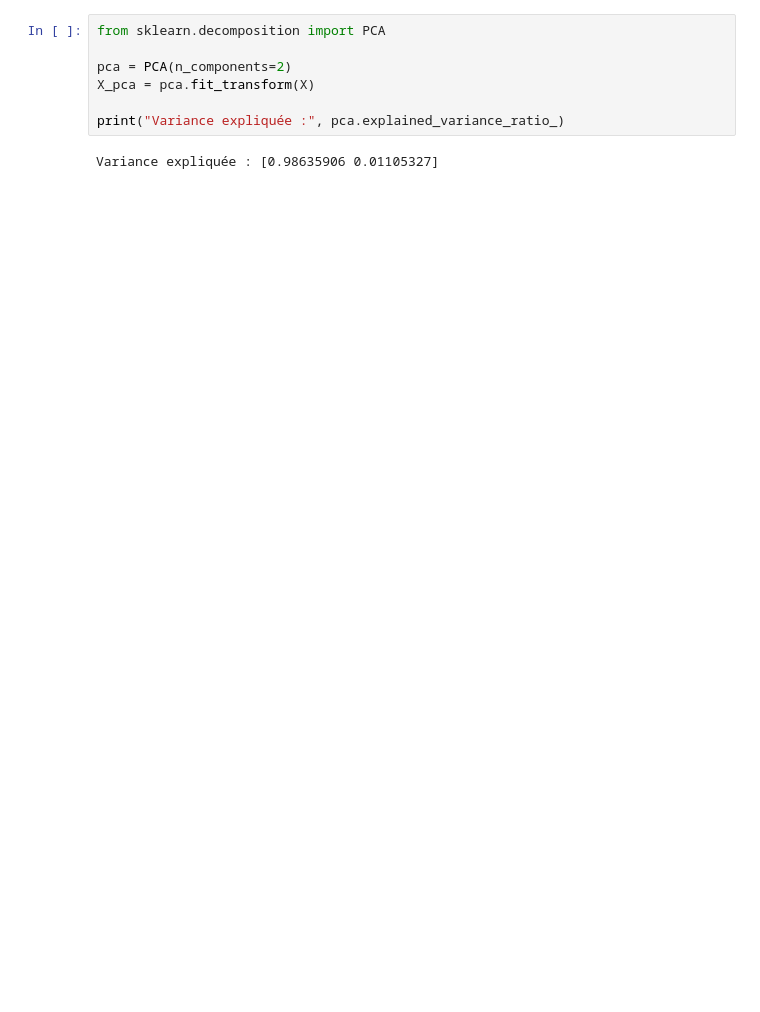
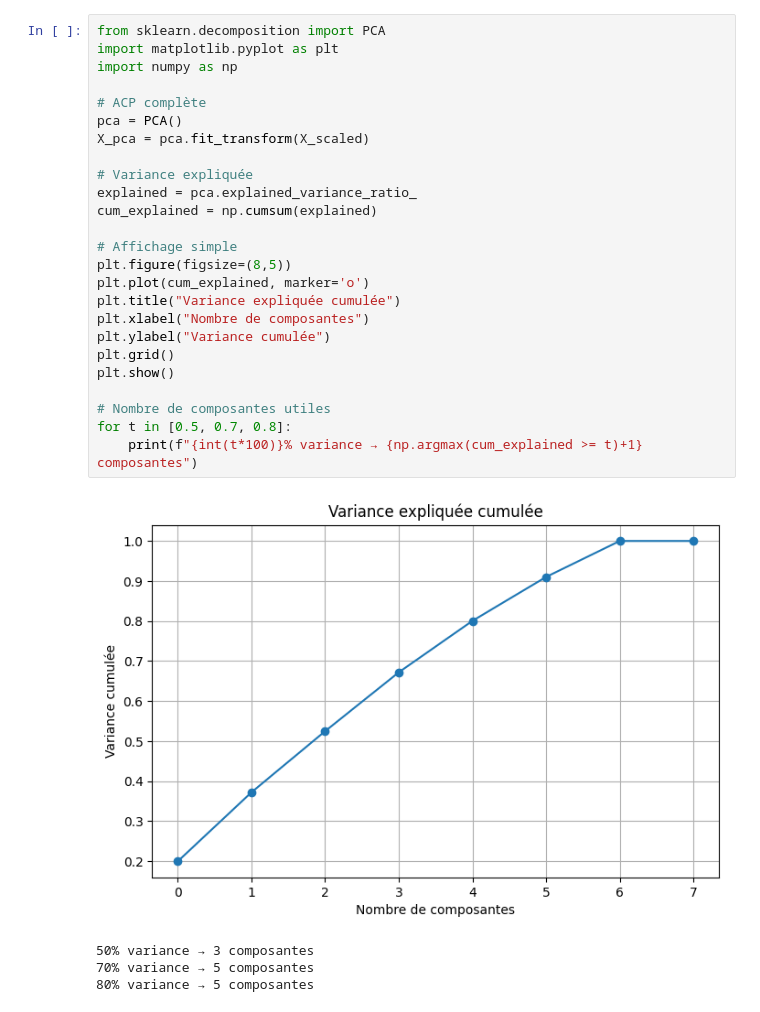
Before and after one commit to benfredjn99-del/Dataminig-Project, a Jupyter notebook: notebooks/4_Modeling.ipynb, the cells around one changed output. Saved outputs shown, nothing was run; the diff lists cells and outputs as text; blank space fills up the shorter version.

```diff
--- a/notebooks/4_Modeling.ipynb
+++ b/notebooks/4_Modeling.ipynb
@@ -22,9 +44,30 @@ X = df.select_dtypes(include=['int64', 'float64'])
 # %%
 from sklearn.decomposition import PCA
+import matplotlib.pyplot as plt
+import numpy as np
 
-pca = PCA(n_components=2)
-X_pca = pca.fit_transform(X)
+# ACP complète
+pca = PCA()
+X_pca = pca.fit_transform(X_scaled)
 
-print("Variance expliquée :", pca.explained_variance_ratio_)
+# Variance expliquée
+explained = pca.explained_variance_ratio_
+cum_explained = np.cumsum(explained)
+
+# Affichage simple
+plt.figure(figsize=(8,5))
+plt.plot(cum_explained, marker='o')
+plt.title("Variance expliquée cumulée")
+plt.xlabel("Nombre de composantes")
+plt.ylabel("Variance cumulée")
+plt.grid()
+plt.show()
+
+# Nombre de composantes utiles
+for t in [0.5, 0.7, 0.8]:
+    print(f"{int(t*100)}% variance → {np.argmax(cum_explained >= t)+1} composantes")
 # %% [output]
+[figure, added]
-Variance expliquée : [0.98635906 0.01105327]
+50% variance → 3 composantes
+70% variance → 5 composantes
+80% variance → 5 composantes
```
Also changed, not shown: parts of 17 cells of this notebook, 2 other files.
